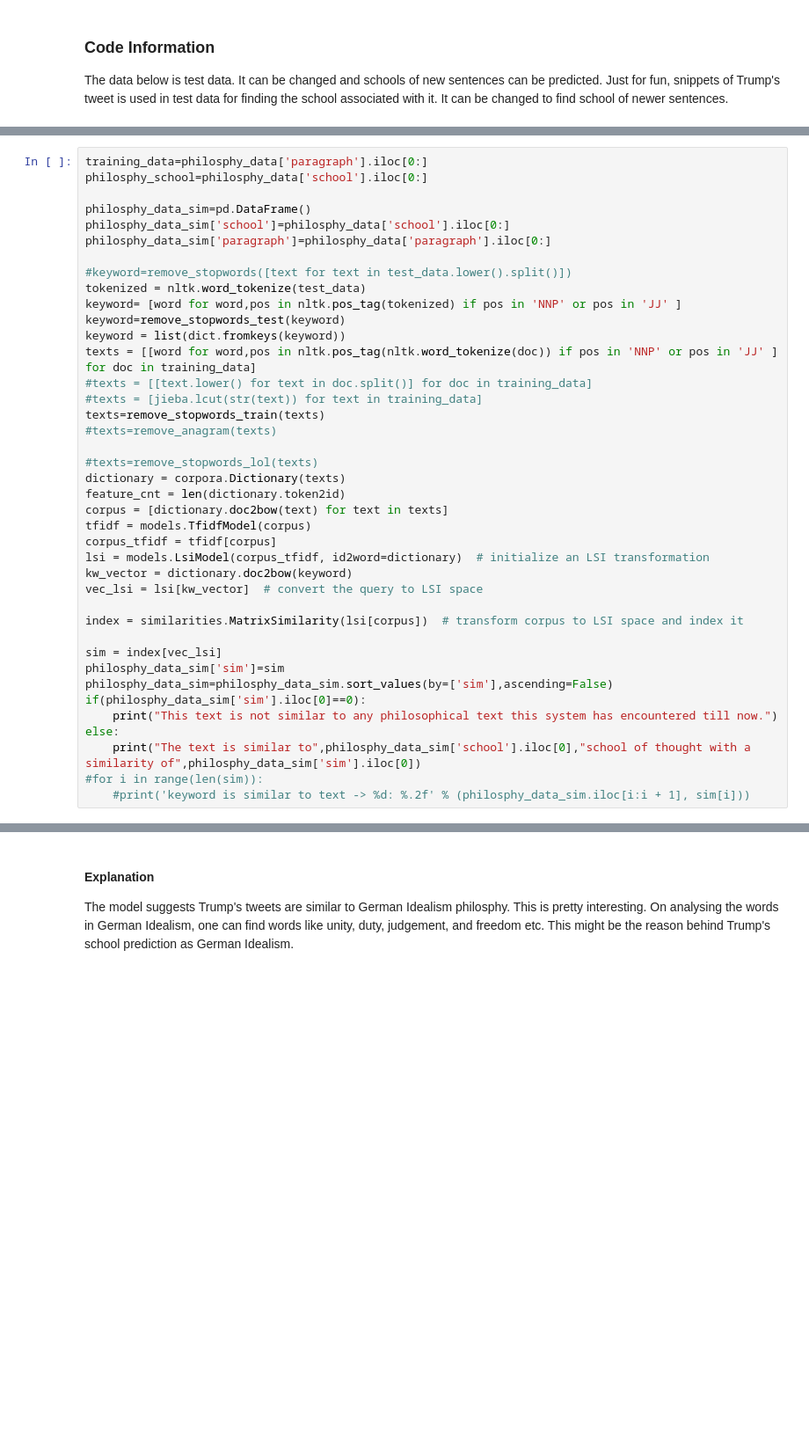
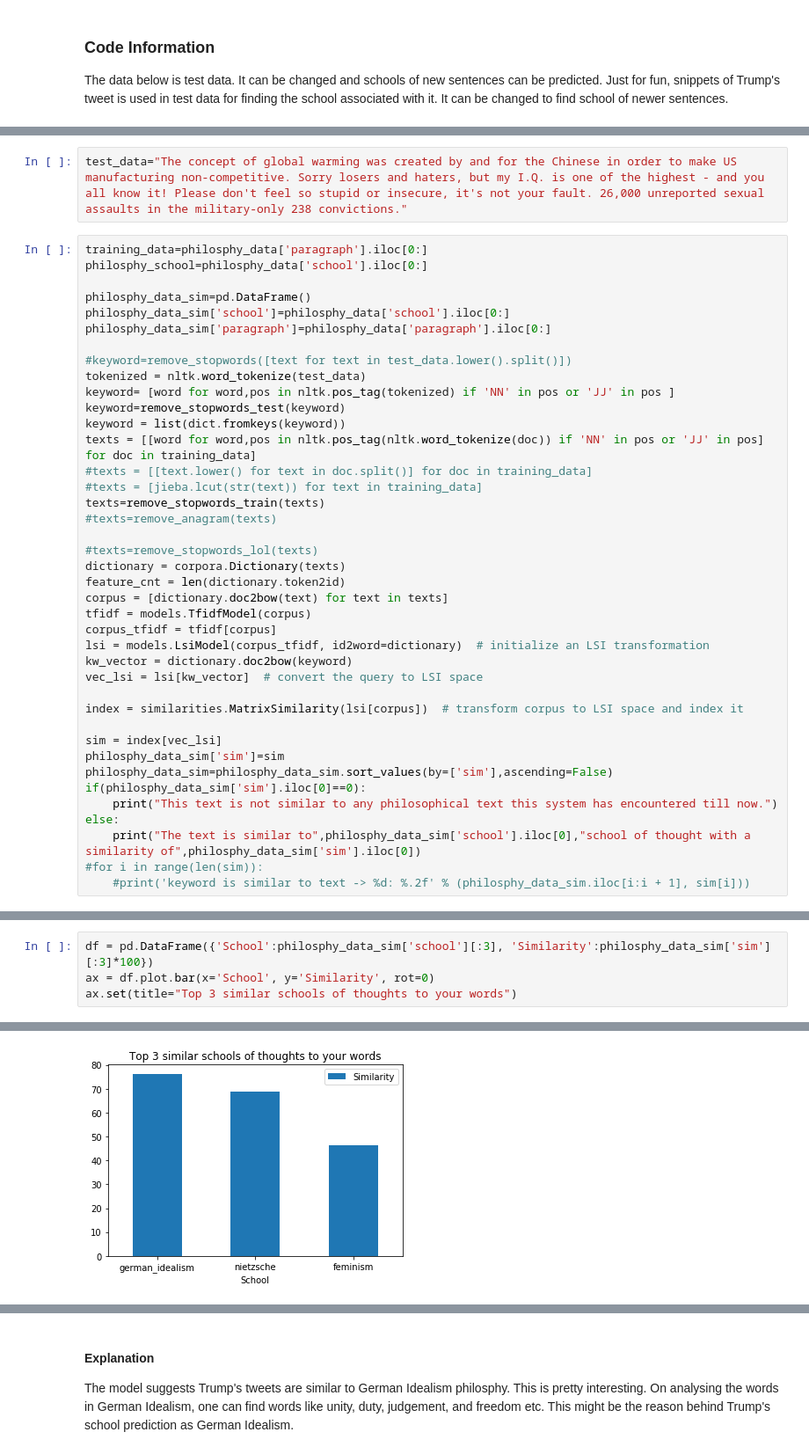
Before and after one commit to TZstatsADS/spring-2022-prj1-ZaighamKhan1991, a Jupyter notebook: output/Philosphy-Data-Analysis.ipynb, the cells around one changed output, grey strips where cells are left out. Shown at 88% size. Drawn from its saved outputs; the diff is of its cells as text; blank space fills up the shorter version.

```diff
--- a/output/Philosphy-Data-Analysis.ipynb
+++ b/output/Philosphy-Data-Analysis.ipynb
@@ -259,3 +257,5 @@ test_data="the sun is but a morning star"
+# %%
+test_data="The concept of global warming was created by and for the Chinese in order to make US manufacturing non-competitive. Sorry losers and haters, but my I.Q. is one of the highest - and you all know it! Please don't feel so stupid or insecure, it's not your fault. 26,000 unreported sexual assaults in the military-only 238 convictions."
 # %%
 training_data=philosphy_data['paragraph'].iloc[0:]
 philosphy_school=philosphy_data['school'].iloc[0:]
@@ -266,10 +266,10 @@ philosphy_data_sim['paragraph']=philosphy_data['paragraph'].iloc[0:]
 
 #keyword=remove_stopwords([text for text in test_data.lower().split()])
 tokenized = nltk.word_tokenize(test_data)
-keyword= [word for word,pos in nltk.pos_tag(tokenized) if pos in 'NNP' or pos in 'JJ' ]
+keyword= [word for word,pos in nltk.pos_tag(tokenized) if 'NN' in pos or 'JJ' in pos ]
 keyword=remove_stopwords_test(keyword)
 keyword = list(dict.fromkeys(keyword))
-texts = [[word for word,pos in nltk.pos_tag(nltk.word_tokenize(doc)) if pos in 'NNP' or pos in 'JJ' ] for doc in training_data]
+texts = [[word for word,pos in nltk.pos_tag(nltk.word_tokenize(doc)) if 'NN' in pos or 'JJ' in pos] for doc in training_data]
 #texts = [[text.lower() for text in doc.split()] for doc in training_data]
 #texts = [jieba.lcut(str(text)) for text in training_data]
 texts=remove_stopwords_train(texts)
@@ -300,0 +304,5 @@ The text is similar to plato school of thought with a similarity of 0.7655226
+# %%
+df = pd.DataFrame({'School':philosphy_data_sim['school'][:3], 'Similarity':philosphy_data_sim['sim'][:3]*100})
+ax = df.plot.bar(x='School', y='Similarity', rot=0)
+ax.set(title="Top 3 similar schools of thoughts to your words")
+# %% [output]
@@ -300,0 +310 @@ The text is similar to plato school of thought with a similarity of 0.7655226
+[figure, added]
```
Also changed, not shown: parts of 6 cells of this notebook.
